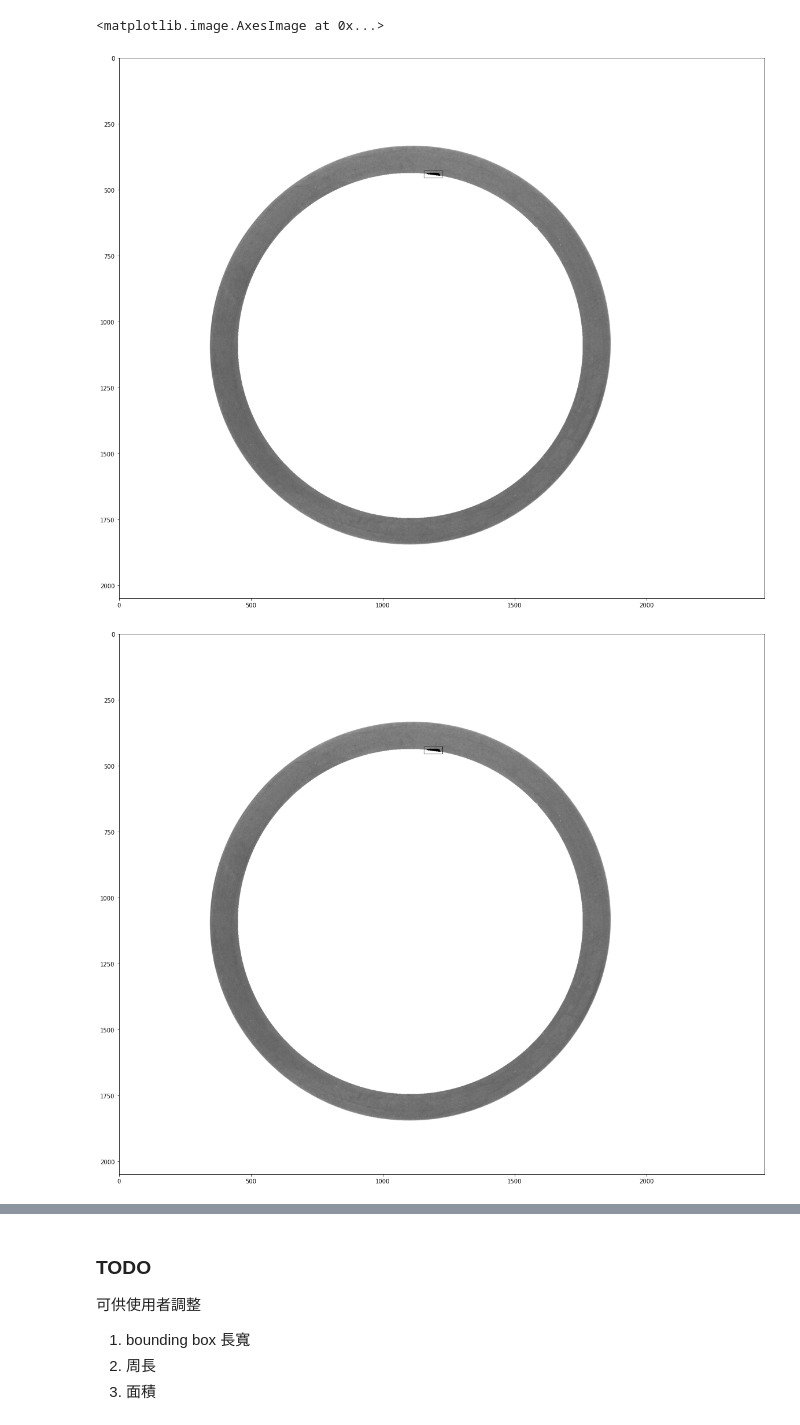
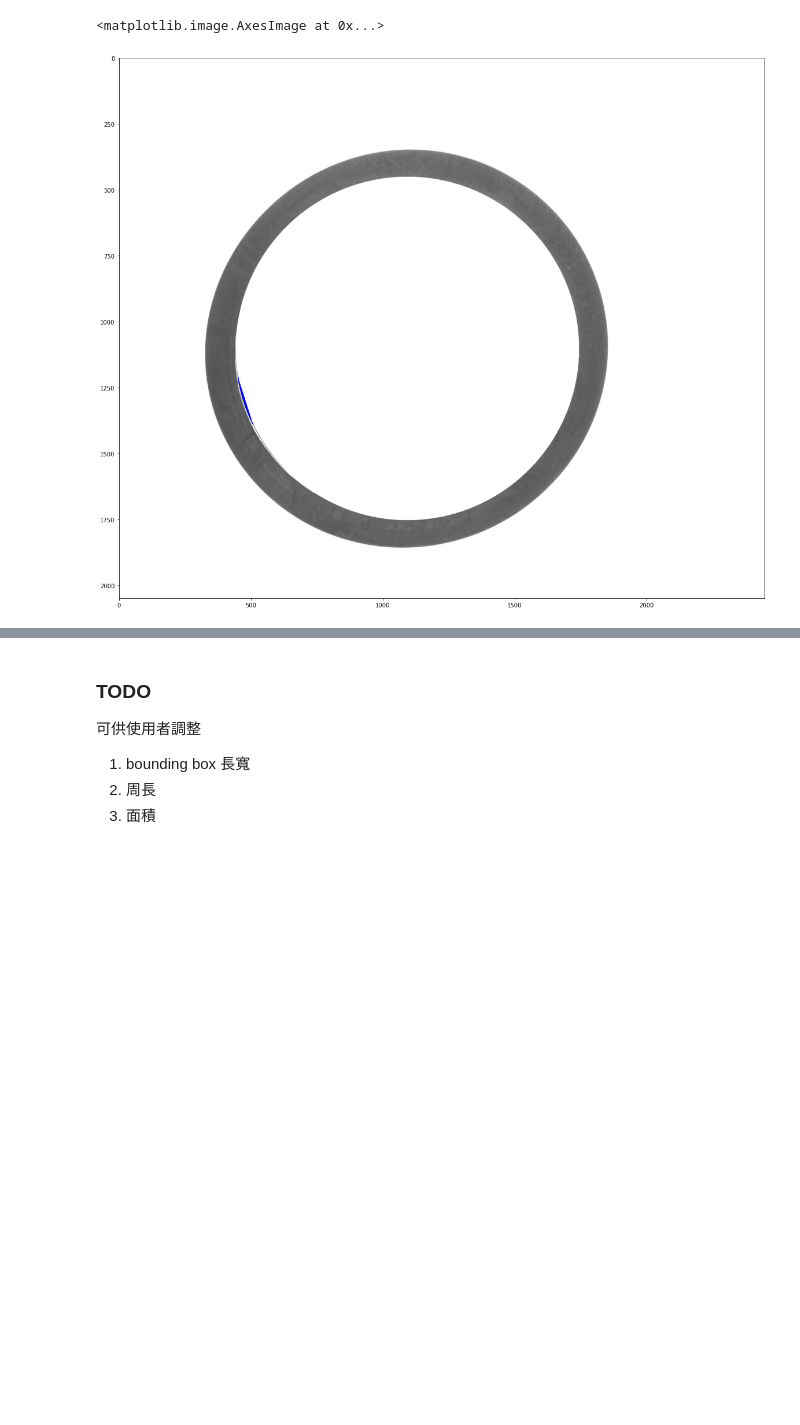
Before and after one commit to rex662624/ORing_Defect_Detection, a Jupyter notebook: SIFT.ipynb, the cells around one changed output, grey strips where cells are left out. Saved outputs shown, nothing was run; the diff lists cells and outputs as text; code cells hidden in the pictures; blank space fills up the shorter version.

```diff
--- a/SIFT.ipynb
+++ b/SIFT.ipynb
@@ -27,7 +28,7 @@ import numpy as np
 
 #replace========================
 #filename = './CCD-1/NG (29).jpg'
-filename = './Stop1_1000/105.jpg'
+filename = './Stop1_1000/417.jpg'
 print(filename)
 img_list[8] = np.array(cv2.imread(filename,0))
 #print(img_list[8])
@@ -67,6 +68,7 @@ for i in range(np.array(contours).shape[0]):
             xc,yc,r,_ = cf.least_squares_circle(cor)
             print(xc,yc,r)
             circle_point.append([xc,yc,r])
+
             contours_final.append(contours[i])
             #===========
             #cv2.circle(backtorgb,(1115, 1081), 640, (255, 0, 0), -1)
@@ -137,7 +139,9 @@ for i in range(len(circle_point)):
     print(i)
     #cv2.circle(backtorgb,(circle_point[i][0].astype(int), circle_point[i][1].astype(int)), circle_point[i][2].astype(int), (255, 0, 0), 2)
 
-#=============
+#====find inner contour=========
+#approx_inner = cv2.approxPolyDP(contours_final[1], 3, True)
+#cv2.fillPoly(backtorgb, [approx_inner],1)
 
 plt.figure(figsize=(20,20))
 plt.imshow(backtorgb)
@@ -265,17 +269,18 @@ vis = img_temp.copy()
 
 #mser = cv2.MSER_create(_delta=5, _min_area=250,_max_variation=0.5)
 
-
+#mser = cv2.MSER_create(_delta=5, _min_area=800,_max_variation=0.7)
 mser = cv2.MSER_create(_delta=5, _min_area=120, _max_area = 800, _max_variation=1.3)
-#mser = cv2.MSER_create(_delta=5, _min_area=800,_max_variation=1.5)
-#mser = cv2.MSER_create(_delta=5, _min_area=800,_max_variation=0.9)
-#mser = cv2.MSER_create(_delta=5, _min_area=800,_max_variation=0.5)
+#mser = cv2.MSER_create(_delta=6, _min_area=800,_max_variation=1.0)
+#mser = cv2.MSER_create(_delta=6, _min_area=800,_max_variation=5)
 #cv2.MSER_create(_delta=3, _min_area=100,_max_variation=0.3)
 #mser = cv2.MSER_create(_delta=3, _min_area=100,_max_variation=0.5)
 regions = mser.detectRegions(img_temp)
 
 vis_rgb = cv2.cvtColor(vis,cv2.COLOR_GRAY2RGB)
 hulls = [cv2.convexHull(p.reshape(-1, 1, 2)) for p in regions[0]]
+#print(np.array(regions[0]).shape)
+hulls = [cv2.approxPolyDP(p.reshape(-1, 1, 2), epsilon, True) for p in regions[0]]
 
 print(np.array(hulls).shape)
 mean = np.mean(vis[vis<255])
@@ -283,10 +288,29 @@ print("mean: ",mean)
 for j in range(np.array(hulls).shape[0]):
     mask_now = np.zeros_like(vis)
     mask_now = cv2.fillPoly(mask_now, [hulls[j]],1)
+
+
     #kernel = np.ones((10,10),np.uint8)
-    mask_now = cv2.dilate(mask_now,kernel,iterations = 1)
+    #mask_now = cv2.dilate(mask_now,kernel,iterations = 1)
+
+
+    #region around the defect area
+    mean_in_poly2 = [255 for n in range(4)]
+    M = [np.float32([[1, 0, 15], [0, 1, -15]]),np.float32([[1, 0, 15], [0, 1, 15]]),np.float32([[1, 0, -15], [0, 1, -15]]),np.float32([[1, 0, -10], [0, 1, 10]])]
+    index = 0
+    (rows, cols) = mask_now.shape[:2]
+    for i in range(len(M)):
+        mask_2 = cv2.warpAffine(mask_now, M[i], (cols, rows))
+        mask_2 = vis*mask_2
+        mean_now = np.mean(mask_2[(mask_2>0)&(mask_2<255)])
+        if(not (math.isnan(mean_now))):
+            mean_in_poly2[i] = mean_now
+
+
+
+    #=====================================================
     mask_now = vis*mask_now
-    #=====================================================
+    '''
     minx, miny = np.array(hulls[j]).min(0).ravel()
     maxx, maxy = np.array(hulls[j]).max(0).ravel()
     #print(minx," ",miny," ",maxx," ",maxy)
@@ -296,15 +320,20 @@ for j in range(np.array(hulls).shape[0]):
     roi = (vis*np.invert(mask_now>0))[minx-10:maxx+10,miny-10:maxy+10]
     #roi
     print(np.mean(roi[(roi>0)]))#&(roi<255)]))
+    '''
     #==============================================
     min_in_poly = np.min(mask_now[mask_now>0])
-    mean_in_poly = np.mean(mask_now[(mask_now>0)&(mask_now<255)])
-    print("Sum: ",np.count_nonzero(mask_now>0),np.count_nonzero((mask_now<mean) & (mask_now>0)),end = " ")
-    print(min_in_poly," ", mean_in_poly)
-    if(min_in_poly>100 or mean_in_poly>130):
-        continue
-
-    cv2.polylines(vis_rgb, [hulls[j]], 1, (0, 0, 255),2)
+    mean_in_poly = np.mean(mask_now[(mask_now>0)&(mask_now<=255)])
+    max_in_poly = np.max(mask_now[(mask_now>0)&(mask_now<=255)])
+    #region around the defect area
+    flag = sum(mean_in_poly>mean_in_poly2)
+    #if(min_in_poly>100 or mean_in_poly>130):
+    #    continue
+    if(flag<3  and mean_in_poly< 200):
+        print(flag)
+        print("Sum: ",np.count_nonzero(mask_now>0),np.count_nonzero((mask_now<mean) & (mask_now>0)),end = " ")
+        print(min_in_poly," mean1: ", mean_in_poly," ",max_in_poly," mean2: ",mean_in_poly2)
+        cv2.polylines(vis_rgb, [hulls[j]], 1, (0, 0, 255),2)
 
 #print(np.array(hulls[0]))
 
@@ -325,3 +356,2 @@ Sum:  401 140 86   111.82704402515724
 <matplotlib.image.AxesImage at 0x...>
-[figure, old version]
+[figure, new version]
-[figure, removed]
```
Also changed, not shown: parts of 7 cells of this notebook.
